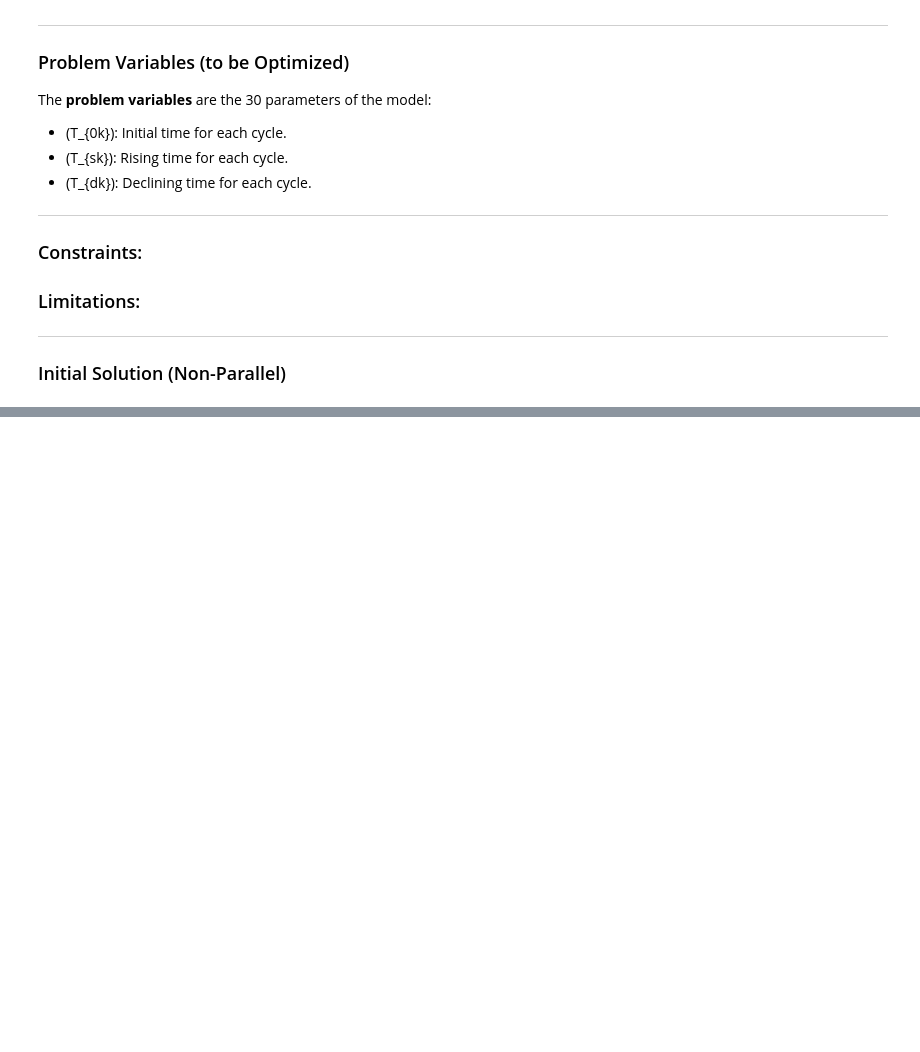
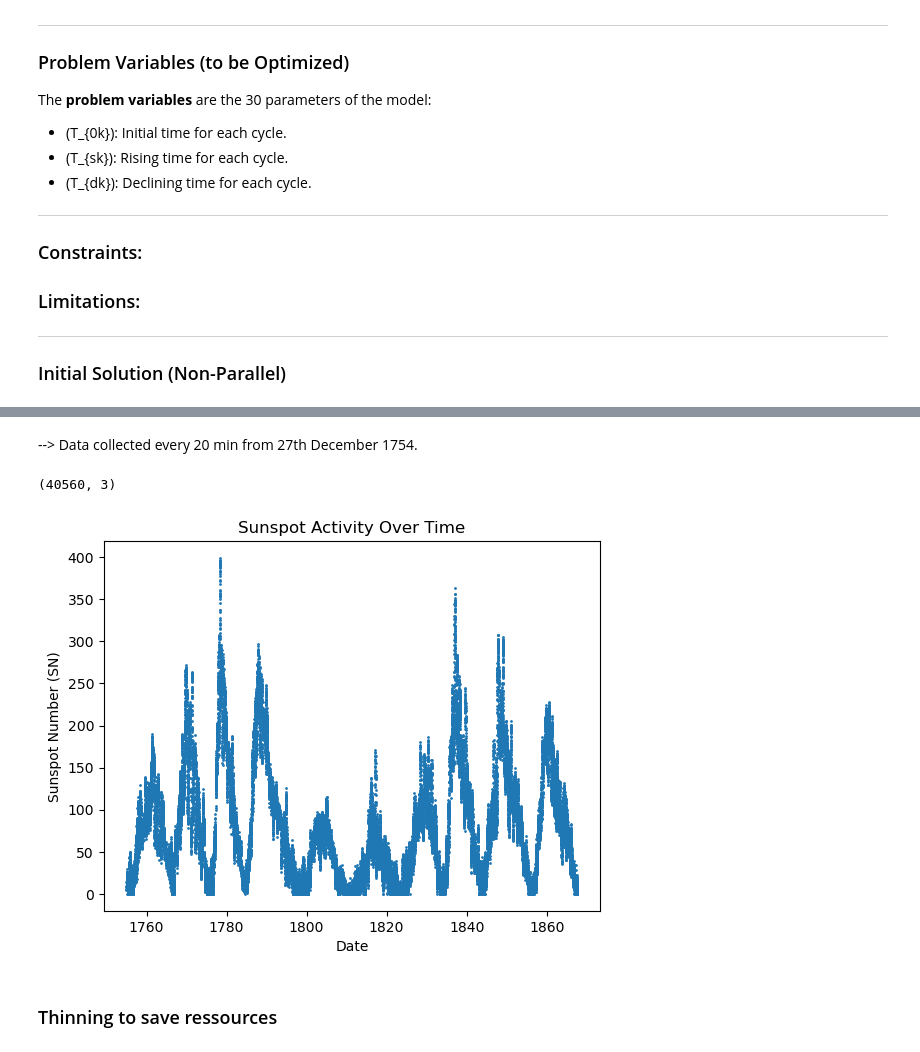
Before and after one commit to gurovamr/OHPC_Project, a Jupyter notebook: project_description.ipynb, the cells around one changed output, grey strips where cells are left out. Drawn from its saved outputs; the diff is of its cells as text; code cells hidden in the pictures; blank space fills up the shorter version.

```diff
--- a/project_description.ipynb
+++ b/project_description.ipynb
@@ -59,0 +75,3 @@ The **problem variables** are the 30 parameters of the model:
+# %%
+data = pd.read_csv("data_OptiMinds.csv")
+print(data.head())
@@ -59,0 +85,16 @@ The **problem variables** are the 30 parameters of the model:
+# %%
+# Convert fractional years to datetime to understand the data better
+def fractional_year_to_date(year):
+    year_int = int(year)
+    remainder = year - year_int
+    start_of_year = datetime.datetime(year_int, 1, 1)
+    days_in_year = (datetime.datetime(year_int + 1, 1, 1) - start_of_year).days
+    return start_of_year + datetime.timedelta(days=remainder * days_in_year)
+
+# Apply conversion
+data['Date'] = data['Time'].apply(fractional_year_to_date)
+
+# Drop the original 'Time' column if not needed
+#data.drop(columns=['Time'], inplace=True)
+
+print(data.head())
@@ -59,0 +108,16 @@ The **problem variables** are the 30 parameters of the model:
+# %% [markdown]
+--> Data collected every 20 min from 27th December 1754.
+# %%
+data.shape
+# %% [output]
+(40560, 3)
+# %%
+plt.scatter(data['Date'], data['SN'], s=1)
+plt.xlabel("Date")
+plt.ylabel("Sunspot Number (SN)")
+plt.title("Sunspot Activity Over Time")
+plt.show()
+# %% [output]
+[figure, added]
+# %% [markdown]
+### Thinning to save ressources
```
Also changed, not shown: parts of 32 cells of this notebook, 1 other file.
